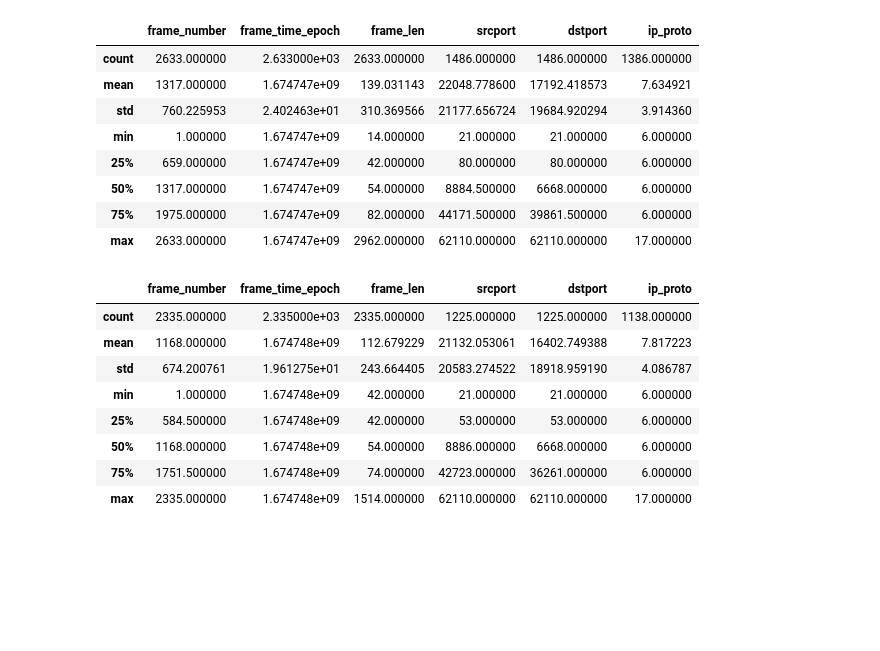
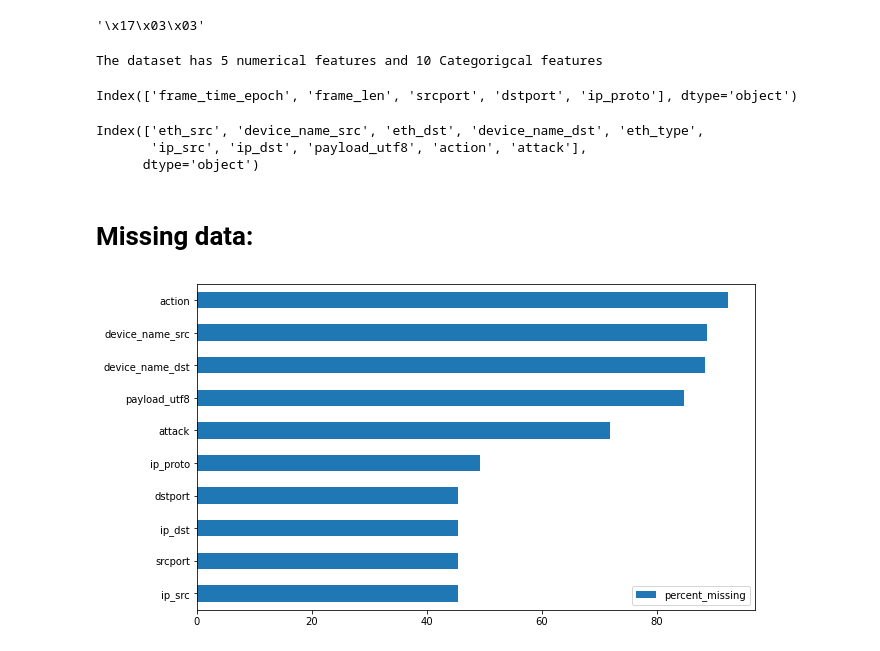
Before and after one commit to Abdulnaser98/IT-Sicherheit-Praktikum, a Jupyter notebook: analysis/analysis.ipynb, the cells around one changed output. Saved outputs shown, nothing was run; the diff lists cells and outputs as text; code cells hidden in the pictures; blank space fills up the shorter version.

```diff
--- a/analysis/analysis.ipynb
+++ b/analysis/analysis.ipynb
@@ -28,24 +29,28 @@ df.shape, df_1.shape
-# %%
-df.describe()
-# %% [output]
-|  | frame_number | frame_time_epoch | frame_len | srcport | dstport | ip_proto |
-| count | 2633.000000 | 2.633000e+03 | 2633.000000 | 1486.000000 | 1486.000000 | 1386.000000 |
-| mean | 1317.000000 | 1.674747e+09 | 139.031143 | 22048.778600 | 17192.418573 | 7.634921 |
-| std | 760.225953 | 2.402463e+01 | 310.369566 | 21177.656724 | 19684.920294 | 3.914360 |
-| min | 1.000000 | 1.674747e+09 | 14.000000 | 21.000000 | 21.000000 | 6.000000 |
-| 25% | 659.000000 | 1.674747e+09 | 42.000000 | 80.000000 | 80.000000 | 6.000000 |
-| 50% | 1317.000000 | 1.674747e+09 | 54.000000 | 8884.500000 | 6668.000000 | 6.000000 |
-| 75% | 1975.000000 | 1.674747e+09 | 82.000000 | 44171.500000 | 39861.500000 | 6.000000 |
-| max | 2633.000000 | 1.674747e+09 | 2962.000000 | 62110.000000 | 62110.000000 | 17.000000 |
-# %%
-df_1.describe()
-# %% [output]
-|  | frame_number | frame_time_epoch | frame_len | srcport | dstport | ip_proto |
-| count | 2335.000000 | 2.335000e+03 | 2335.000000 | 1225.000000 | 1225.000000 | 1138.000000 |
-| mean | 1168.000000 | 1.674748e+09 | 112.679229 | 21132.053061 | 16402.749388 | 7.817223 |
-| std | 674.200761 | 1.961275e+01 | 243.664405 | 20583.274522 | 18918.959190 | 4.086787 |
-| min | 1.000000 | 1.674748e+09 | 42.000000 | 21.000000 | 21.000000 | 6.000000 |
-| 25% | 584.500000 | 1.674748e+09 | 42.000000 | 53.000000 | 53.000000 | 6.000000 |
-| 50% | 1168.000000 | 1.674748e+09 | 54.000000 | 8886.000000 | 6668.000000 | 6.000000 |
-| 75% | 1751.500000 | 1.674748e+09 | 74.000000 | 42723.000000 | 36261.000000 | 6.000000 |
-| max | 2335.000000 | 1.674748e+09 | 1514.000000 | 62110.000000 | 62110.000000 | 17.000000 |
+# %%
+df.iloc[1]['payload_utf8']
+# %% [output]
+'\x17\x03\x03'
+# %%
+numerics = ['int16', 'int32', 'int64', 'float16', 'float32', 'float64']
+
+df_num = df.select_dtypes(include=numerics)
+df_cat = df.select_dtypes(include="object")
+print("The dataset has {} numerical features and {} Categorigcal features ".format( len(df_num.columns), len(df_cat.columns)  ) )
+# %% [output]
+The dataset has 5 numerical features and 10 Categorigcal features
+# %%
+df_num.columns
+# %% [output]
+Index(['frame_time_epoch', 'frame_len', 'srcport', 'dstport', 'ip_proto'], dtype='object')
+# %%
+df_cat.columns
+# %% [output]
+Index(['eth_src', 'device_name_src', 'eth_dst', 'device_name_dst', 'eth_type',
+       'ip_src', 'ip_dst', 'payload_utf8', 'action', 'attack'],
+      dtype='object')
+# %% [markdown]
+# **Missing data**:
+# %%
+( df.isnull().sum() * 100 / len(df) ).to_frame(name='percent_missing').query('percent_missing>0').sort_values(by='percent_missing', ascending=True).plot.barh( figsize=(10,6));
+# %% [output]
+[figure, added]
```
Also changed, not shown: parts of 23 cells of this notebook.
